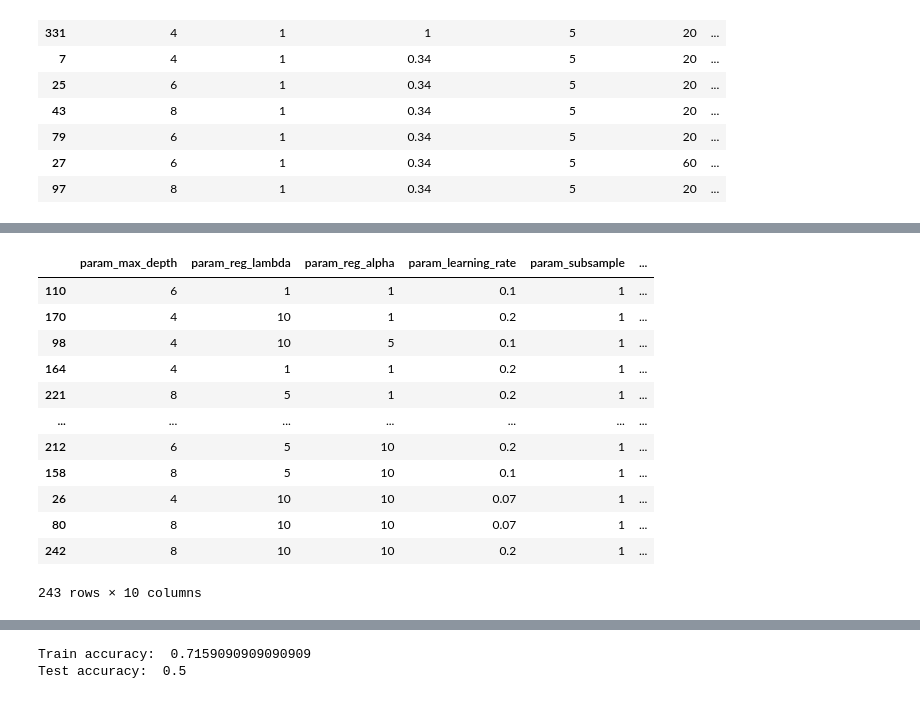
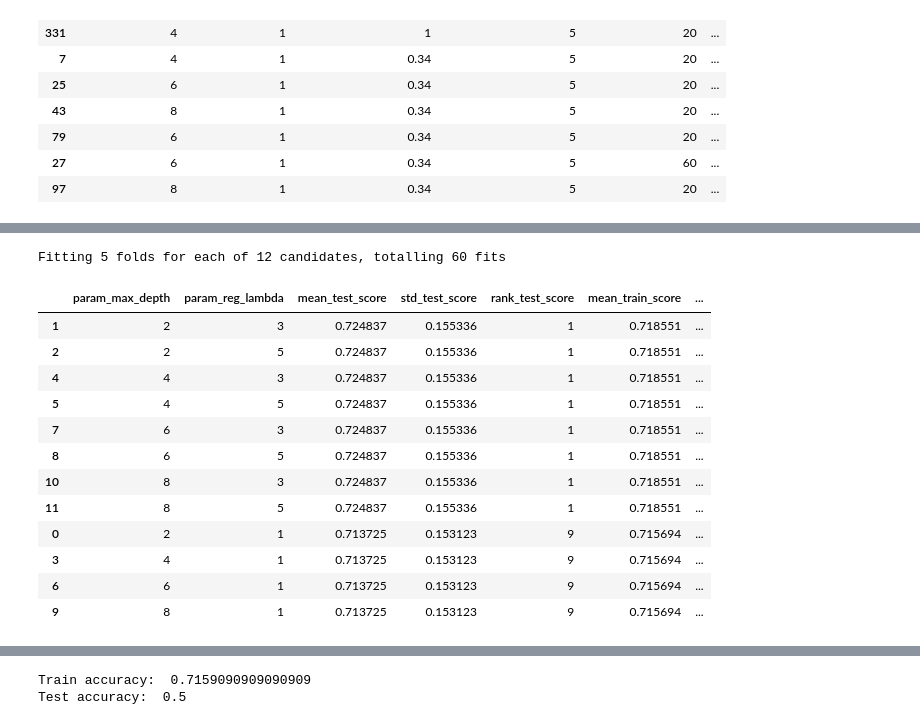
Before and after one commit to Ilvecho/Happy-Customers, a Jupyter notebook: Notebook_for_dev.ipynb, the cells around one changed output, grey strips where cells are left out. Saved outputs shown, nothing was run; the diff lists cells and outputs as text; code cells hidden in the pictures.

Commit message:
New tuning - same result

```diff
--- a/Notebook_for_dev.ipynb
+++ b/Notebook_for_dev.ipynb
@@ -575,9 +575,9 @@ param_grid = {'max_depth': [4, 6, 8],
               'reg_alpha': [1, 5, 10],
               'learning_rate': [0.07, 0.1, 0.2],
               'subsample': [0.9, 0.95, 1],
+              'n_estimators': [5, 10, 20],
               'colsample_bytree': [0.5],
               'min_child_weight': [5],
-              'n_estimators': [20],
               'random_state': [42]}
 
 clf = model_selection.GridSearchCV(xgb, param_grid, scoring='accuracy', verbose=1, return_train_score=True)
@@ -589,27 +629,40 @@ Fitting 5 folds for each of 243 candidates, totalling 1215 fits
+# %%
+param_grid = {'max_depth': [2, 4, 6, 8],
+              'reg_lambda': [1, 3, 5],
+              'reg_alpha': [1],
+              'learning_rate': [0.2],
+              'subsample': [1],
+              'n_estimators': [10],
+              'colsample_bytree': [0.5],
+              'min_child_weight': [5],
+              'random_state': [42]}
+clf = model_selection.GridSearchCV(xgb, param_grid, scoring='accuracy', verbose=1, return_train_score=True)
+clf.fit(X_train, y_train)
+
+cv_results = pd.DataFrame.from_dict(clf.cv_results_)
+# %% [output]
+Fitting 5 folds for each of 12 candidates, totalling 60 fits
 # %%
 col_of_interest = ['param_max_depth',
                    'param_reg_lambda',
-                   'param_reg_alpha',
-                   'param_learning_rate',
-                   'param_subsample',
                    'mean_test_score',
                    'std_test_score',
                    'rank_test_score',
                    'mean_train_score',
                    'std_train_score']
 relevant_values = cv_results[col_of_interest]
-relevant_values.sort_values(by=['rank_test_score'])
+relevant_values.sort_values(by=['mean_test_score', 'mean_train_score'], ascending=False).head(15)
 # %% [output]
-|  | param_max_depth | param_reg_lambda | param_reg_alpha | param_learning_rate | param_subsample | ... |
-| 110 | 6 | 1 | 1 | 0.1 | 1 | ... |
-| 170 | 4 | 10 | 1 | 0.2 | 1 | ... |
-| 98 | 4 | 10 | 5 | 0.1 | 1 | ... |
-| 164 | 4 | 1 | 1 | 0.2 | 1 | ... |
-| 221 | 8 | 5 | 1 | 0.2 | 1 | ... |
-| ... | ... | ... | ... | ... | ... | ... |
-| 212 | 6 | 5 | 10 | 0.2 | 1 | ... |
-| 158 | 8 | 5 | 10 | 0.1 | 1 | ... |
-| 26 | 4 | 10 | 10 | 0.07 | 1 | ... |
-| 80 | 8 | 10 | 10 | 0.07 | 1 | ... |
-| 242 | 8 | 10 | 10 | 0.2 | 1 | ... |
+|  | param_max_depth | param_reg_lambda | mean_test_score | std_test_score | rank_test_score | mean_train_score | ... |
+| 1 | 2 | 3 | 0.724837 | 0.155336 | 1 | 0.718551 | ... |
+| 2 | 2 | 5 | 0.724837 | 0.155336 | 1 | 0.718551 | ... |
+| 4 | 4 | 3 | 0.724837 | 0.155336 | 1 | 0.718551 | ... |
+| 5 | 4 | 5 | 0.724837 | 0.155336 | 1 | 0.718551 | ... |
+| 7 | 6 | 3 | 0.724837 | 0.155336 | 1 | 0.718551 | ... |
+| 8 | 6 | 5 | 0.724837 | 0.155336 | 1 | 0.718551 | ... |
+| 10 | 8 | 3 | 0.724837 | 0.155336 | 1 | 0.718551 | ... |
+| 11 | 8 | 5 | 0.724837 | 0.155336 | 1 | 0.718551 | ... |
+| 0 | 2 | 1 | 0.713725 | 0.153123 | 9 | 0.715694 | ... |
+| 3 | 4 | 1 | 0.713725 | 0.153123 | 9 | 0.715694 | ... |
+| 6 | 6 | 1 | 0.713725 | 0.153123 | 9 | 0.715694 | ... |
+| 9 | 8 | 1 | 0.713725 | 0.153123 | 9 | 0.715694 | ... |
-243 rows × 10 columns
```
Also changed, not shown: parts of 11 cells of this notebook.
